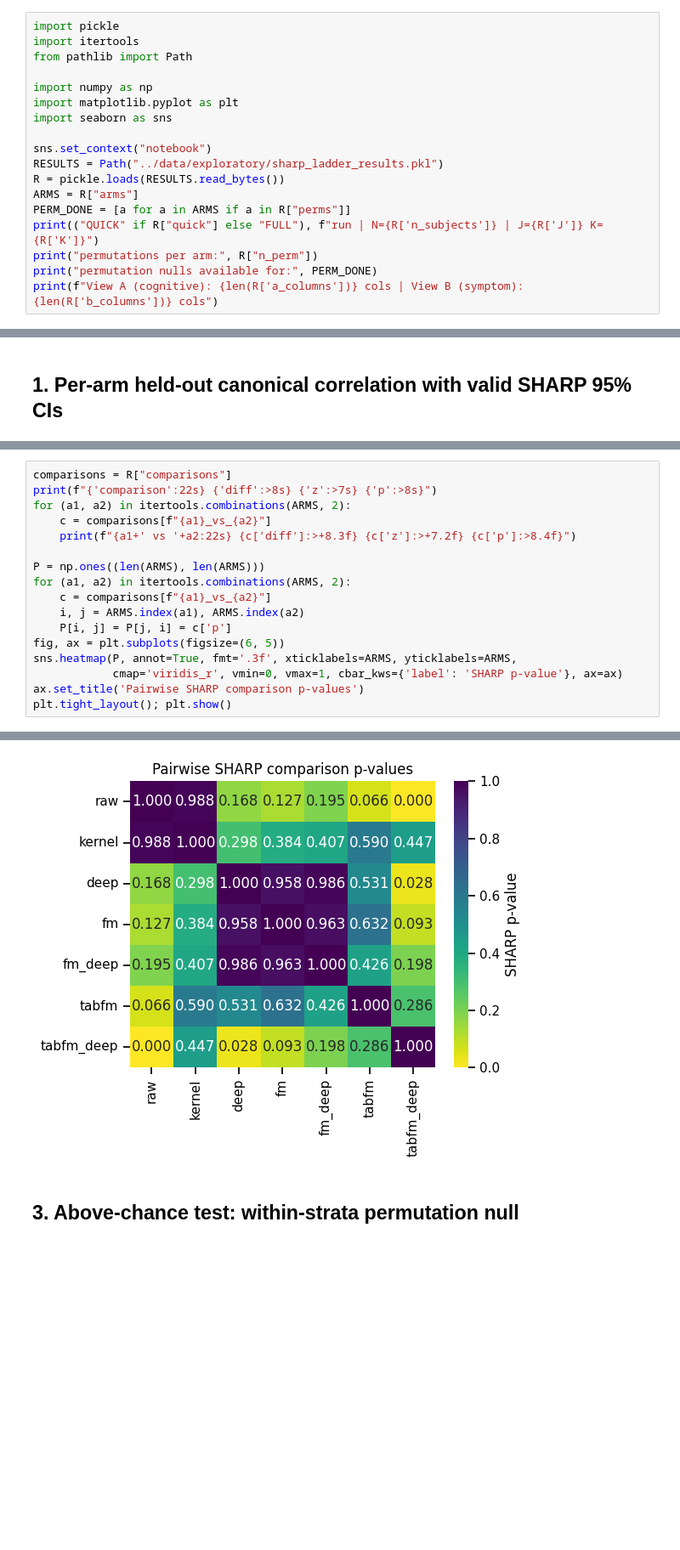
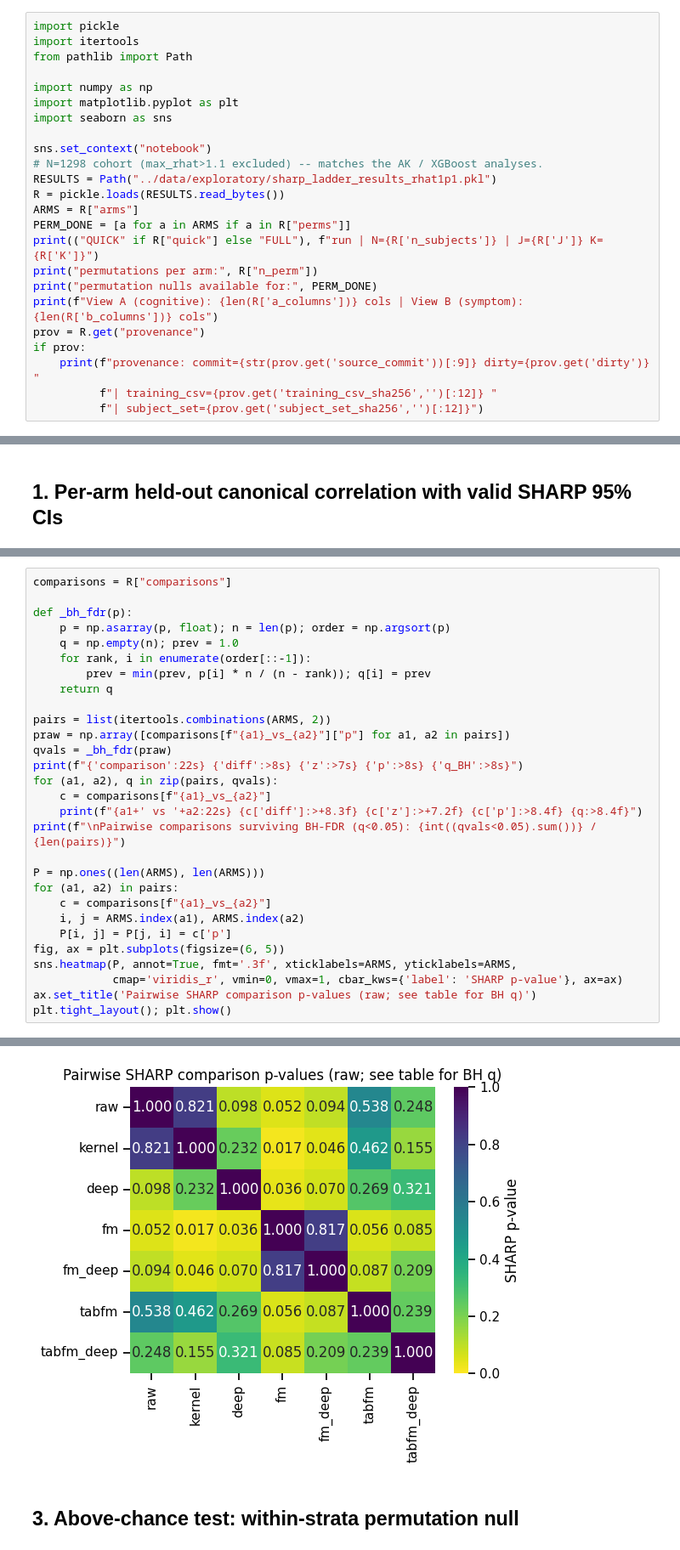
Before and after one commit to NIMH-MLT/cogmood_analysis, a Jupyter notebook: notebooks/cca_shared_variance.ipynb, the cells around one changed output, grey strips where cells are left out. Shown at 85% size. Cells and saved outputs as stored; diff of their text form; blank space fills up the shorter version.

```diff
--- a/notebooks/cca_shared_variance.ipynb
+++ b/notebooks/cca_shared_variance.ipynb
@@ -28,7 +33,8 @@ import matplotlib.pyplot as plt
 import seaborn as sns
 
 sns.set_context("notebook")
-RESULTS = Path("../data/exploratory/sharp_ladder_results.pkl")
+# N=1298 cohort (max_rhat>1.1 excluded) -- matches the AK / XGBoost analyses.
+RESULTS = Path("../data/exploratory/sharp_ladder_results_rhat1p1.pkl")
 R = pickle.loads(RESULTS.read_bytes())
 ARMS = R["arms"]
 PERM_DONE = [a for a in ARMS if a in R["perms"]]
@@ -36,4 +42,9 @@ print(("QUICK" if R["quick"] else "FULL"), f"run | N={R['n_subjects']} | J={R['J
 print("permutations per arm:", R["n_perm"])
 print("permutation nulls available for:", PERM_DONE)
 print(f"View A (cognitive): {len(R['a_columns'])} cols | View B (symptom): {len(R['b_columns'])} cols")
+prov = R.get("provenance")
+if prov:
+    print(f"provenance: commit={str(prov.get('source_commit'))[:9]} dirty={prov.get('dirty')} "
+          f"| training_csv={prov.get('training_csv_sha256','')[:12]} "
+          f"| subject_set={prov.get('subject_set_sha256','')[:12]}")
 # %% [output]
@@ -81,18 +93,30 @@ Valid fold-dependence-aware test on the paired per-half difference in held-out c
 # %%
 comparisons = R["comparisons"]
-print(f"{'comparison':22s} {'diff':>8s} {'z':>7s} {'p':>8s}")
-for (a1, a2) in itertools.combinations(ARMS, 2):
+
+def _bh_fdr(p):
+    p = np.asarray(p, float); n = len(p); order = np.argsort(p)
+    q = np.empty(n); prev = 1.0
+    for rank, i in enumerate(order[::-1]):
+        prev = min(prev, p[i] * n / (n - rank)); q[i] = prev
+    return q
+
+pairs = list(itertools.combinations(ARMS, 2))
+praw = np.array([comparisons[f"{a1}_vs_{a2}"]["p"] for a1, a2 in pairs])
+qvals = _bh_fdr(praw)
+print(f"{'comparison':22s} {'diff':>8s} {'z':>7s} {'p':>8s} {'q_BH':>8s}")
+for (a1, a2), q in zip(pairs, qvals):
     c = comparisons[f"{a1}_vs_{a2}"]
-    print(f"{a1+' vs '+a2:22s} {c['diff']:>+8.3f} {c['z']:>+7.2f} {c['p']:>8.4f}")
+    print(f"{a1+' vs '+a2:22s} {c['diff']:>+8.3f} {c['z']:>+7.2f} {c['p']:>8.4f} {q:>8.4f}")
+print(f"\nPairwise comparisons surviving BH-FDR (q<0.05): {int((qvals<0.05).sum())} / {len(pairs)}")
 
 P = np.ones((len(ARMS), len(ARMS)))
-for (a1, a2) in itertools.combinations(ARMS, 2):
+for (a1, a2) in pairs:
     c = comparisons[f"{a1}_vs_{a2}"]
     i, j = ARMS.index(a1), ARMS.index(a2)
     P[i, j] = P[j, i] = c['p']
 fig, ax = plt.subplots(figsize=(6, 5))
 sns.heatmap(P, annot=True, fmt='.3f', xticklabels=ARMS, yticklabels=ARMS,
             cmap='viridis_r', vmin=0, vmax=1, cbar_kws={'label': 'SHARP p-value'}, ax=ax)
-ax.set_title('Pairwise SHARP comparison p-values')
+ax.set_title('Pairwise SHARP comparison p-values (raw; see table for BH q)')
 plt.tight_layout(); plt.show()
 # %% [output]
@@ -116,4 +140,4 @@ tabfm vs tabfm_deep      +0.005   +1.07   0.2863
-[figure, old version]
+[figure, new version]
 # %% [markdown]
 ## 3. Above-chance test: within-strata permutation null
 # %%
```
Also changed, not shown: parts of 8 cells of this notebook, 1 other file.
